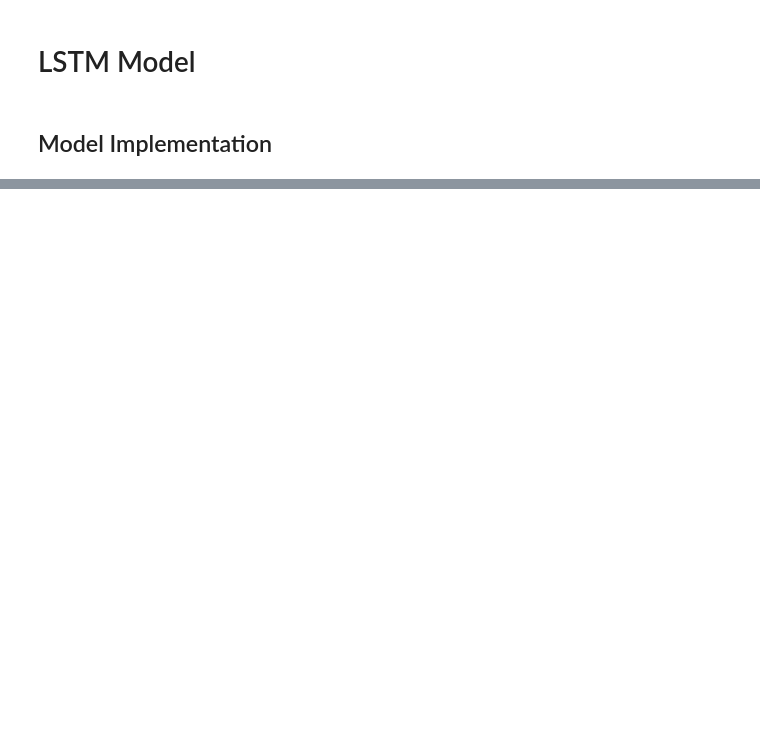
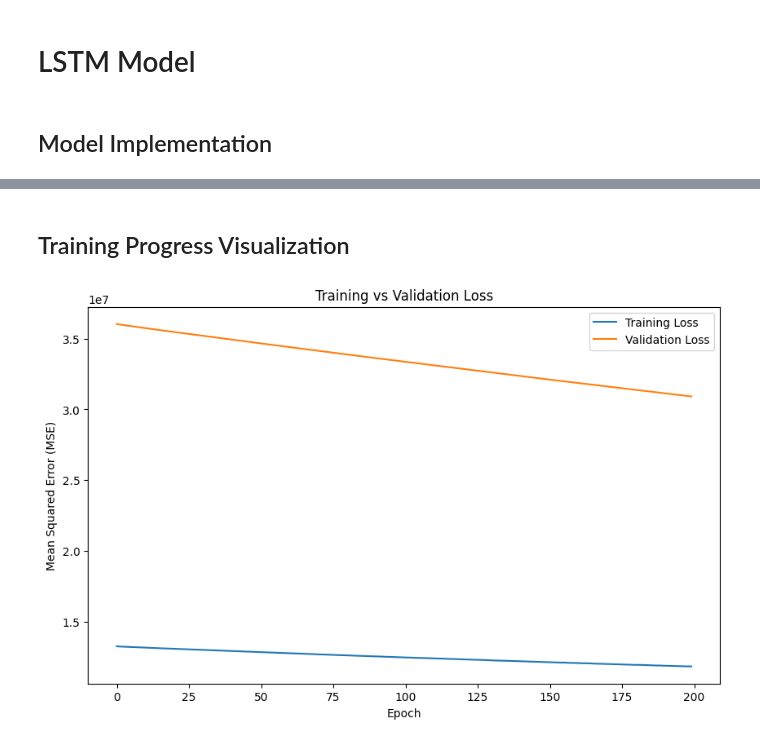
Before and after one commit to Z-MarkUs/LSTM-Bitcoin, a Jupyter notebook: Final_Poject.ipynb, the cells around one changed output, grey strips where cells are left out. Drawn from its saved outputs; the diff is of its cells as text; code cells hidden in the pictures; blank space fills up the shorter version.

Commit message:
Model Built

```diff
--- a/Final_Poject.ipynb
+++ b/Final_Poject.ipynb
@@ -387,0 +606,4 @@ Validation complete. Normalized data is clean.
+# %%
+from tensorflow.keras.optimizers import Adam
+
+model.compile(optimizer=Adam(learning_rate=0.0005), loss='mse')
@@ -387,0 +612,21 @@ Validation complete. Normalized data is clean.
+# %%
+# Define callbacks for training
+checkpoint = ModelCheckpoint(
+    "lstm_btc_model.keras", monitor="val_loss", save_best_only=True, verbose=1
+)
+reduce_lr = ReduceLROnPlateau(
+    monitor="val_loss", factor=0.1, patience=2, verbose=1
+)
+early_stopping = EarlyStopping(
+    monitor="val_loss", patience=5, verbose=1, restore_best_weights=True
+)
+
+# Train the model
+history = model.fit(
+    X_train, y_train,
+    validation_data=(X_validation, y_validation),
+    epochs=200,  # Adjust epochs as needed
+    batch_size=32,  # Smaller batch size for complex models
+    verbose=1,
+    callbacks=[checkpoint, reduce_lr, early_stopping]
+)
@@ -387,0 +658,16 @@ Validation complete. Normalized data is clean.
+# %% [markdown]
+## Training Progress Visualization
+# %%
+import matplotlib.pyplot as plt
+
+# Plot training and validation loss
+plt.figure(figsize=(10, 6))
+plt.plot(history.history['loss'], label='Training Loss')
+plt.plot(history.history['val_loss'], label='Validation Loss')
+plt.title('Training vs Validation Loss')
+plt.xlabel('Epoch')
+plt.ylabel('Mean Squared Error (MSE)')
+plt.legend()
+plt.show()
+# %% [output]
+[figure, added]
```
Also changed, not shown: parts of 23 cells of this notebook.
